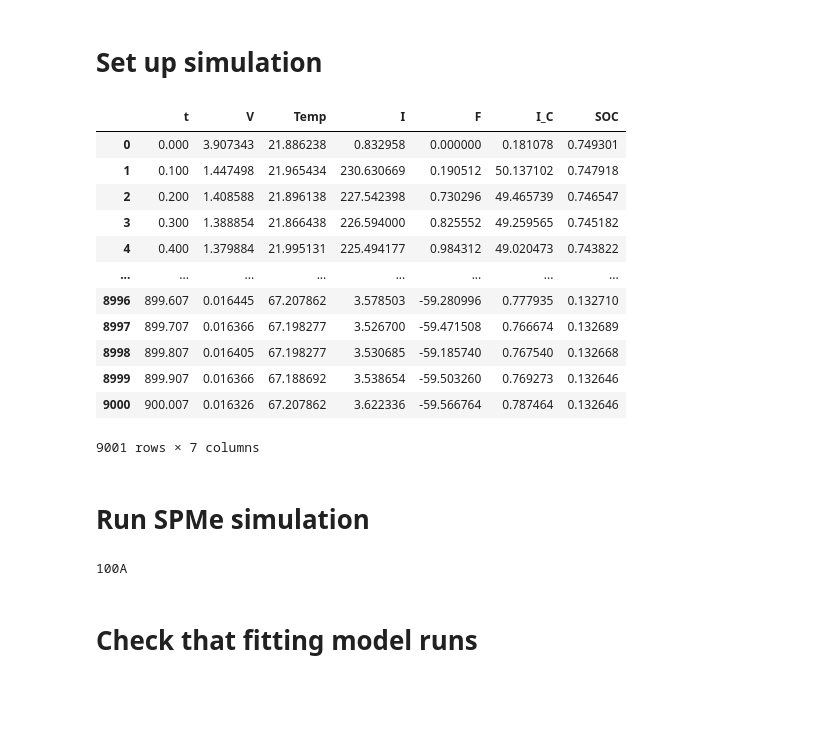
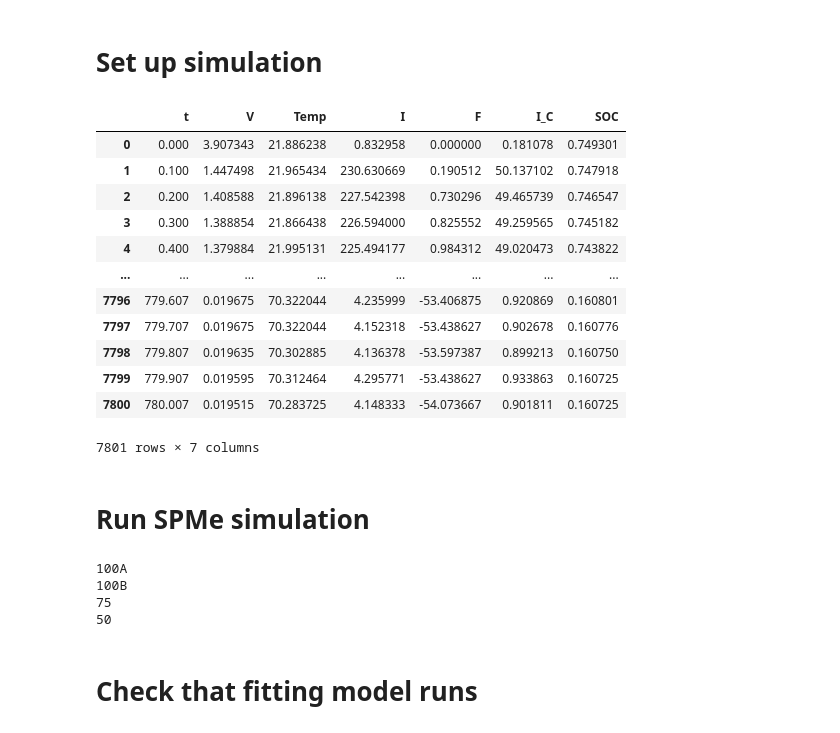
Before and after one commit to viviantran27/PyBaMM, a Jupyter notebook: fast_discharge/SPMe_JES/thermal_model_heat_comparison.ipynb, the cells around one changed output. Drawn from its saved outputs; the diff is of its cells as text; code cells hidden in the pictures; blank space fills up the shorter version.

```diff
--- a/fast_discharge/SPMe_JES/thermal_model_heat_comparison.ipynb
+++ b/fast_discharge/SPMe_JES/thermal_model_heat_comparison.ipynb
@@ -43,7 +42,7 @@ class ExternalCircuitResistanceFunction():
         return V/I - (R_ext + R_tab)
 # %%
 Q_nom = 4.6
-t_end = 15*60
+t_end = 13*60
 
 def load_data(SOC_0, SOC_name):
     # load data import ESC data from file
@@ -53,39 +52,39 @@ def load_data(SOC_0, SOC_name):
     T_amb = np.mean(raw_data['Cell Temperature'][(raw_data.index < esc_start) & (raw_data['Cell Temperature'] >0)])
     data = raw_data[['Time (s)', 'Voltage (V)', 'Cell Temperature', 'Current Shunt', 'Force']].loc[esc_start:esc_end].copy()
     data['Cell Temperature'][data['Cell Temperature']>140] = None
     data.interpolate(inplace=True)
     data['Current Shunt'] = -data['Current Shunt']
     data['Time (s)'] = data['Time (s)'] - data['Time (s)'].loc[esc_start]
     data['Force'] = (data['Force'] - data['Force'].loc[esc_start])*9.81
     df_labels = ['t', 'V', 'Temp','I', 'F']
     data.set_axis(df_labels, axis=1, inplace=True)
     data['I_C'] = data.I/Q_nom
     AhT_calculated = integrate.cumtrapz(abs(data.I), data.t-data.t.iloc[0])/3600
     AhT_calculated = np.append(AhT_calculated,AhT_calculated[-1])
     data['SOC'] = SOC_0 - AhT_calculated/Q_nom # load data import ESC data from file
     if SOC_name =='100B':
         data['V'][(data.t[0:-1]>800) & (data.V>0.1)]  = None # remove voltage recovery on 100B
 
     T_amb_0 = np.mean(raw_data['Cell Temperature'][(raw_data.index < esc_start) & (raw_data['Cell Temperature'] >0)])
     data.reset_index(drop=True, inplace=True)
 
     return data, T_amb_0
 
 display(load_data(0.75, '75')[0])
 # %% [output]
 |  | t | V | Temp | I | F | I_C | SOC |
 | 0 | 0.000 | 3.907343 | 21.886238 | 0.832958 | 0.000000 | 0.181078 | 0.749301 |
 | 1 | 0.100 | 1.447498 | 21.965434 | 230.630669 | 0.190512 | 50.137102 | 0.747918 |
 | 2 | 0.200 | 1.408588 | 21.896138 | 227.542398 | 0.730296 | 49.465739 | 0.746547 |
 | 3 | 0.300 | 1.388854 | 21.866438 | 226.594000 | 0.825552 | 49.259565 | 0.745182 |
 | 4 | 0.400 | 1.379884 | 21.995131 | 225.494177 | 0.984312 | 49.020473 | 0.743822 |
 | ... | ... | ... | ... | ... | ... | ... | ... |
-| 8996 | 899.607 | 0.016445 | 67.207862 | 3.578503 | -59.280996 | 0.777935 | 0.132710 |
-| 8997 | 899.707 | 0.016366 | 67.198277 | 3.526700 | -59.471508 | 0.766674 | 0.132689 |
-| 8998 | 899.807 | 0.016405 | 67.198277 | 3.530685 | -59.185740 | 0.767540 | 0.132668 |
-| 8999 | 899.907 | 0.016366 | 67.188692 | 3.538654 | -59.503260 | 0.769273 | 0.132646 |
-| 9000 | 900.007 | 0.016326 | 67.207862 | 3.622336 | -59.566764 | 0.787464 | 0.132646 |
+| 7796 | 779.607 | 0.019675 | 70.322044 | 4.235999 | -53.406875 | 0.920869 | 0.160801 |
+| 7797 | 779.707 | 0.019675 | 70.322044 | 4.152318 | -53.438627 | 0.902678 | 0.160776 |
+| 7798 | 779.807 | 0.019635 | 70.302885 | 4.136378 | -53.597387 | 0.899213 | 0.160750 |
+| 7799 | 779.907 | 0.019595 | 70.312464 | 4.295771 | -53.438627 | 0.933863 | 0.160725 |
+| 7800 | 780.007 | 0.019515 | 70.283725 | 4.148333 | -54.073667 | 0.901811 | 0.160725 |
-9001 rows × 7 columns
+7801 rows × 7 columns
 # %%
 def modified_graphite_diffusivity_PeymanMPM(sto, T):
     D_ref =  Parameter("Negative electrode diffusion coefficient [m2.s-1]")
@@ -287,7 +296,7 @@ R_tabs = {'100A':  0.0086, '100B':0.0049, '75':0.0078+0.0005, '50':0.007-0.0007}
 R_escs = {'100A':  0.0067, '100B':0.004, '75':0.0067-0.0005, '50':0.0067+0.0007}
 k_A_sei = {'100A':  0.07912785, '100B':0.238155, '75':0.04571944, '50':0.05716926}
 # %%
-SOC_names = ['100A']
+SOC_names = ['100A','100B', '75', '50']
 # SOC_names = ['100B', '75', '50']
 SOC_0s = {'100A': 1, '100B': 1, '75': 0.75, '50': 0.5}
 
@@ -306,6 +315,9 @@ for SOC_name in SOC_names:
     datas.append(data)
 # %% [output]
 100A
+100B
+75
+50
 # %% [markdown]
 # Check that fitting model runs
 # %%
```
Also changed, not shown: parts of 15 cells of this notebook, 13 other files.
